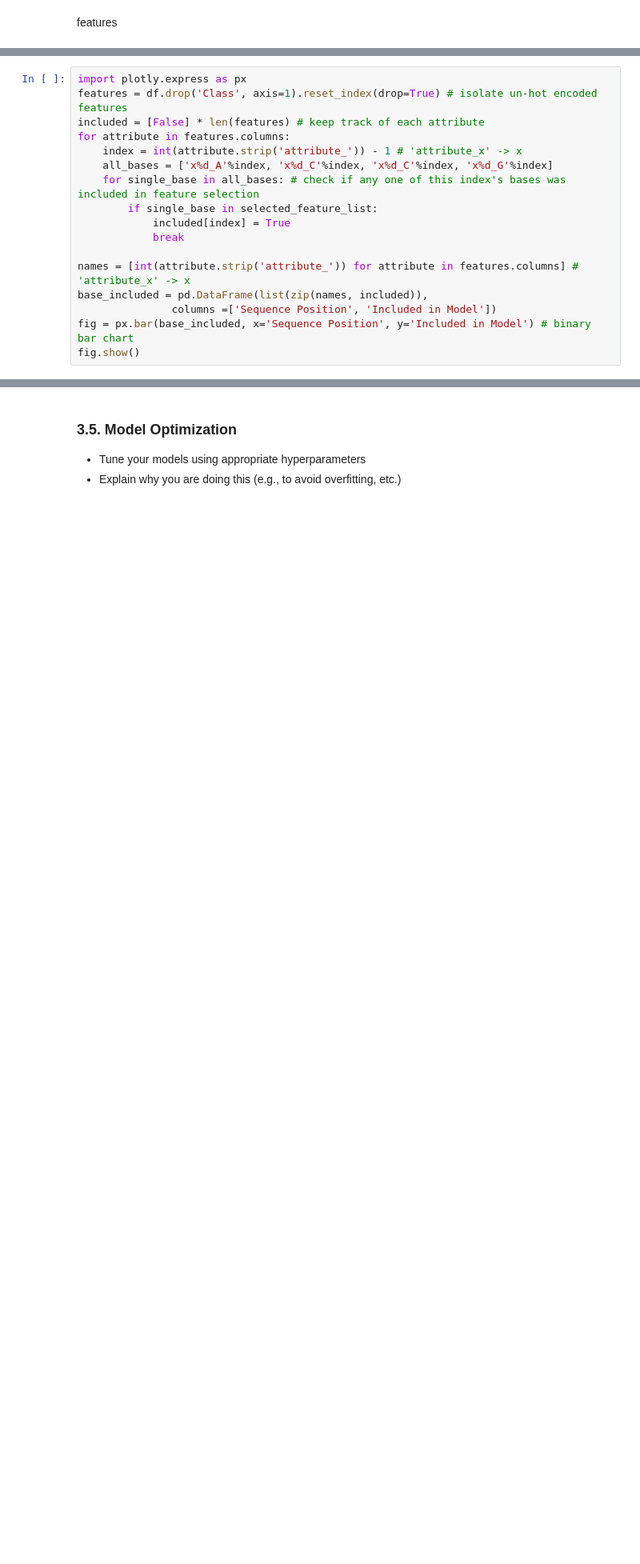
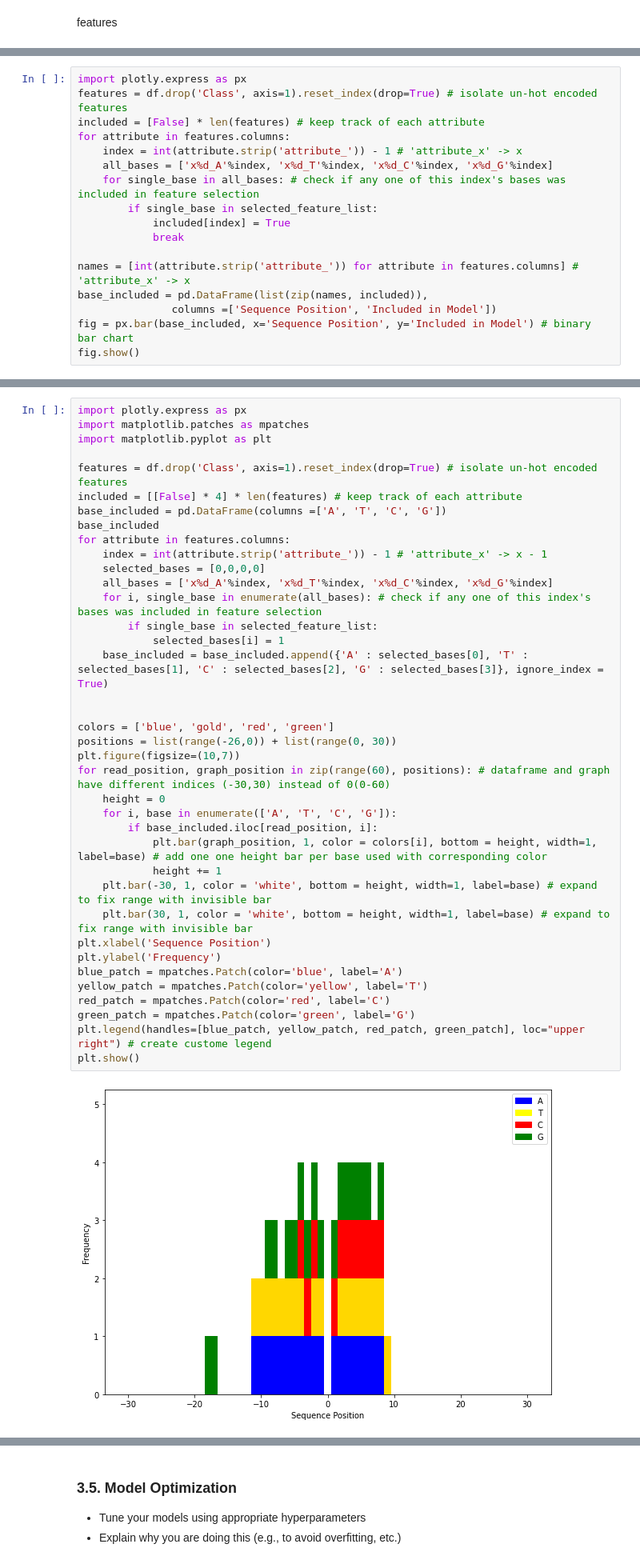
Before and after one commit to dawsonz17/DS300project, a Jupyter notebook: DS3000_FP4_Section01_Group18.ipynb, the cells around one changed output, grey strips where cells are left out. Shown at 80% size. Cells and saved outputs as stored; diff of their text form; blank space fills up the shorter version.

Commit message:
plots done

```diff
--- a/DS3000_FP4_Section01_Group18.ipynb
+++ b/DS3000_FP4_Section01_Group18.ipynb
@@ -362,7 +369,7 @@ features = df.drop('Class', axis=1).reset_index(drop=True) # isolate un-hot enco
 included = [False] * len(features) # keep track of each attribute
 for attribute in features.columns:
     index = int(attribute.strip('attribute_')) - 1 # 'attribute_x' -> x
-    all_bases = ['x%d_A'%index, 'x%d_C'%index, 'x%d_C'%index, 'x%d_G'%index]
+    all_bases = ['x%d_A'%index, 'x%d_T'%index, 'x%d_C'%index, 'x%d_G'%index]
     for single_base in all_bases: # check if any one of this index's bases was included in feature selection
         if single_base in selected_feature_list:
             included[index] = True
@@ -377,3 +384,43 @@ fig.show()
 [interactive output not drawn]
 # %% [markdown]
 ![Stacked Bar](https://github.com/dawsonz17/DS300project/raw/master/binary_bar.png)
+# %%
+import plotly.express as px
+import matplotlib.patches as mpatches
+import matplotlib.pyplot as plt
+
+features = df.drop('Class', axis=1).reset_index(drop=True) # isolate un-hot encoded features
+included = [[False] * 4] * len(features) # keep track of each attribute
+base_included = pd.DataFrame(columns =['A', 'T', 'C', 'G'])
+base_included
+for attribute in features.columns:
+    index = int(attribute.strip('attribute_')) - 1 # 'attribute_x' -> x - 1
+    selected_bases = [0,0,0,0]
+    all_bases = ['x%d_A'%index, 'x%d_T'%index, 'x%d_C'%index, 'x%d_G'%index]
+    for i, single_base in enumerate(all_bases): # check if any one of this index's bases was included in feature selection
+        if single_base in selected_feature_list:
+            selected_bases[i] = 1
+    base_included = base_included.append({'A' : selected_bases[0], 'T' : selected_bases[1], 'C' : selected_bases[2], 'G' : selected_bases[3]}, ignore_index = True)
+
+
+colors = ['blue', 'gold', 'red', 'green']
+positions = list(range(-26,0)) + list(range(0, 30))
+plt.figure(figsize=(10,7))
+for read_position, graph_position in zip(range(60), positions): # dataframe and graph have different indices (-30,30) instead of 0(0-60)
+    height = 0
+    for i, base in enumerate(['A', 'T', 'C', 'G']):
+        if base_included.iloc[read_position, i]:
+            plt.bar(graph_position, 1, color = colors[i], bottom = height, width=1, label=base) # add one one height bar per base used with corresponding color
+            height += 1
+    plt.bar(-30, 1, color = 'white', bottom = height, width=1, label=base) # expand to fix range with invisible bar
+    plt.bar(30, 1, color = 'white', bottom = height, width=1, label=base) # expand to fix range with invisible bar
+plt.xlabel('Sequence Position')
+plt.ylabel('Frequency')
+blue_patch = mpatches.Patch(color='blue', label='A')
+yellow_patch = mpatches.Patch(color='yellow', label='T')
+red_patch = mpatches.Patch(color='red', label='C')
+green_patch = mpatches.Patch(color='green', label='G')
+plt.legend(handles=[blue_patch, yellow_patch, red_patch, green_patch], loc="upper right") # create custome legend
+plt.show()
+# %% [output]
+[figure, added]
```
Also changed, not shown: parts of 3 cells of this notebook.
